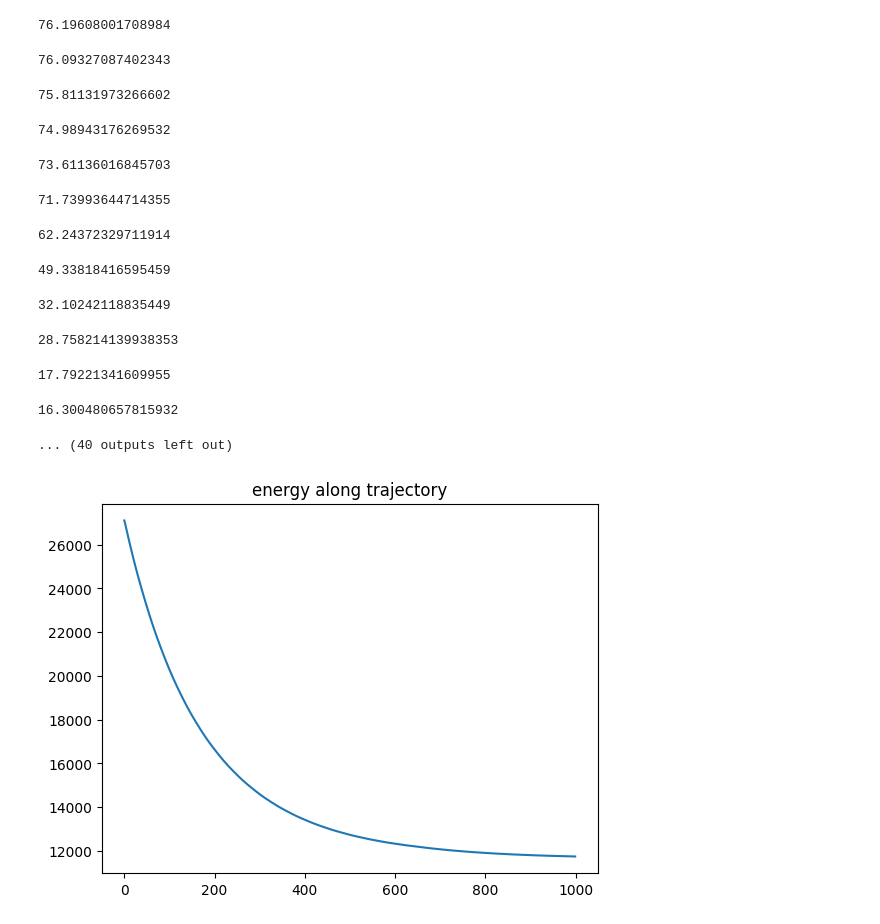
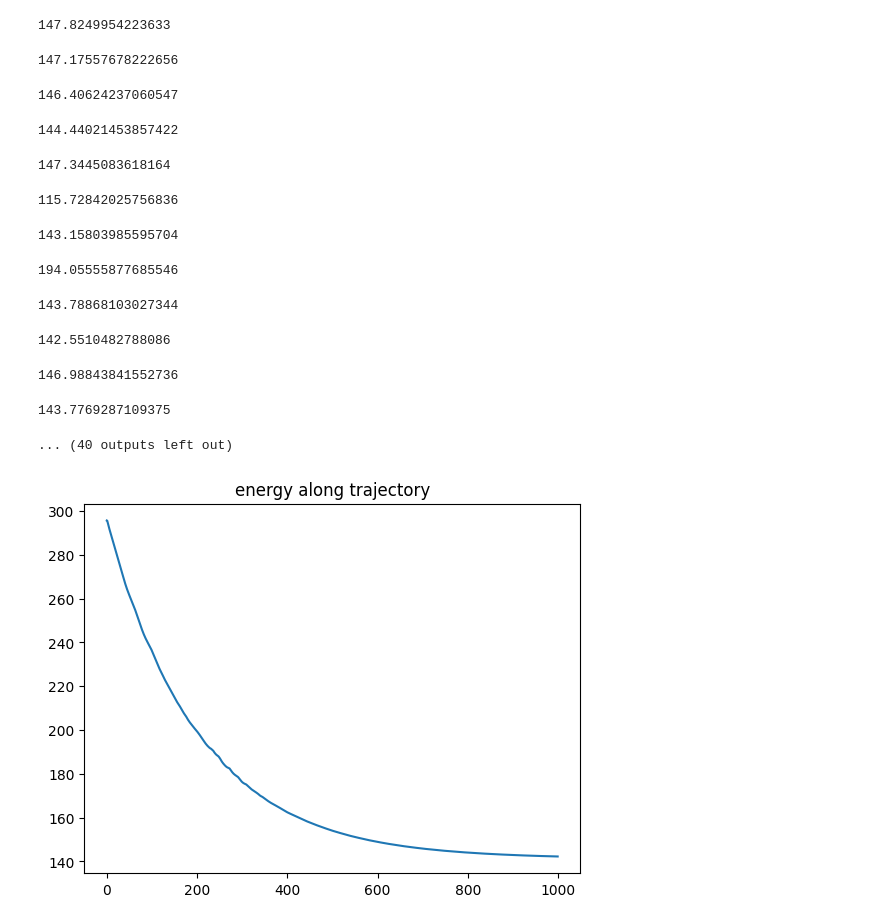
Before and after one commit to abhi-iyer/lyapunov_ebms, a Jupyter notebook: train_dampened_oscillator.ipynb, the cells around one changed output. Cells and saved outputs as stored; diff of their text form; code cells hidden in the pictures.

```diff
--- a/train_dampened_oscillator.ipynb
+++ b/train_dampened_oscillator.ipynb
@@ -117,29 +117,32 @@ optimizer = torch.optim.AdamW(model.parameters(), lr=1e-3)
 losses = []
 
 for e in tqdm(range(50)):
-    loss = epoch(iterations=10, model=model, optimizer=optimizer, data=data, bs=100, num_negative_samples=20)
+    data = dampened_oscillator(m=1.0, c=np.array([100.0, 0.1]), k=np.array([10.0, 10.0]))
+
+    loss = epoch(iterations=10, model=model, optimizer=optimizer, data=data, bs=200, num_negative_samples=40)
     losses.append(loss)
     print(loss)
 
 plt.plot(losses)
 # %% [output]
-76.19608001708984
+147.8249954223633
-76.09327087402343
+147.17557678222656
-75.81131973266602
+146.40624237060547
-74.98943176269532
+144.44021453857422
-73.61136016845703
+147.3445083618164
-71.73993644714355
+115.72842025756836
-62.24372329711914
+143.15803985595704
-49.33818416595459
+194.05555877685546
-32.10242118835449
+143.78868103027344
-28.758214139938353
+142.5510482788086
-17.79221341609955
+146.98843841552736
-16.300480657815932
+143.7769287109375
 ... (40 outputs left out)
-# %%
-plot_energy_along_trajectory(model, data)
-# %% [output]
-[figure, removed]
+# %%
+
+plot_energy_along_trajectory(model, dampened_oscillator(m=1.0, c=np.array([100.0, 0.1]), k=np.array([10.0, 10.0])))
+# %% [output]
+[figure, added]
 # %%
 plot_energy_landscape(model)
 # %% [output]
```
Also changed, not shown: parts of 3 cells of this notebook.
